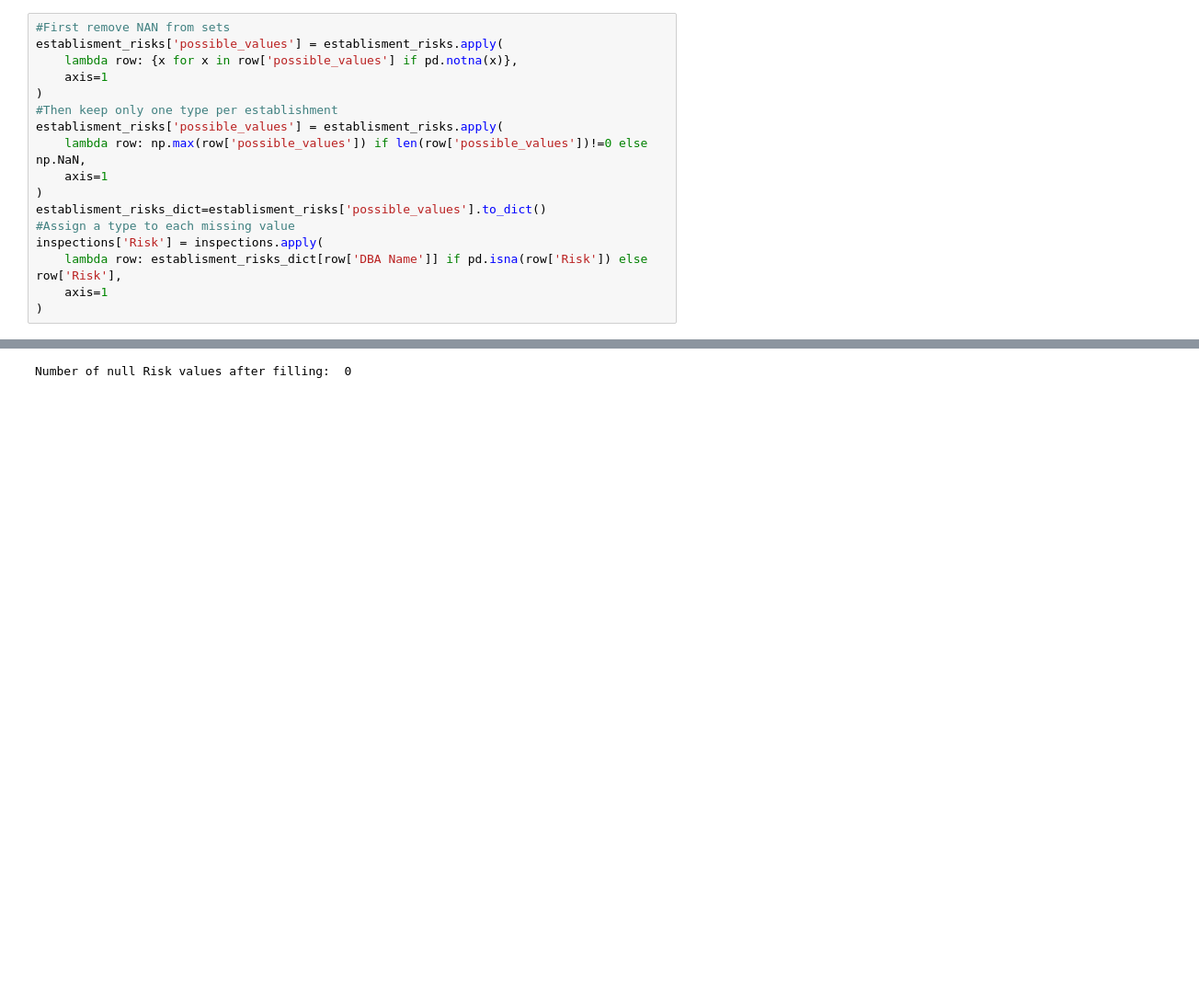
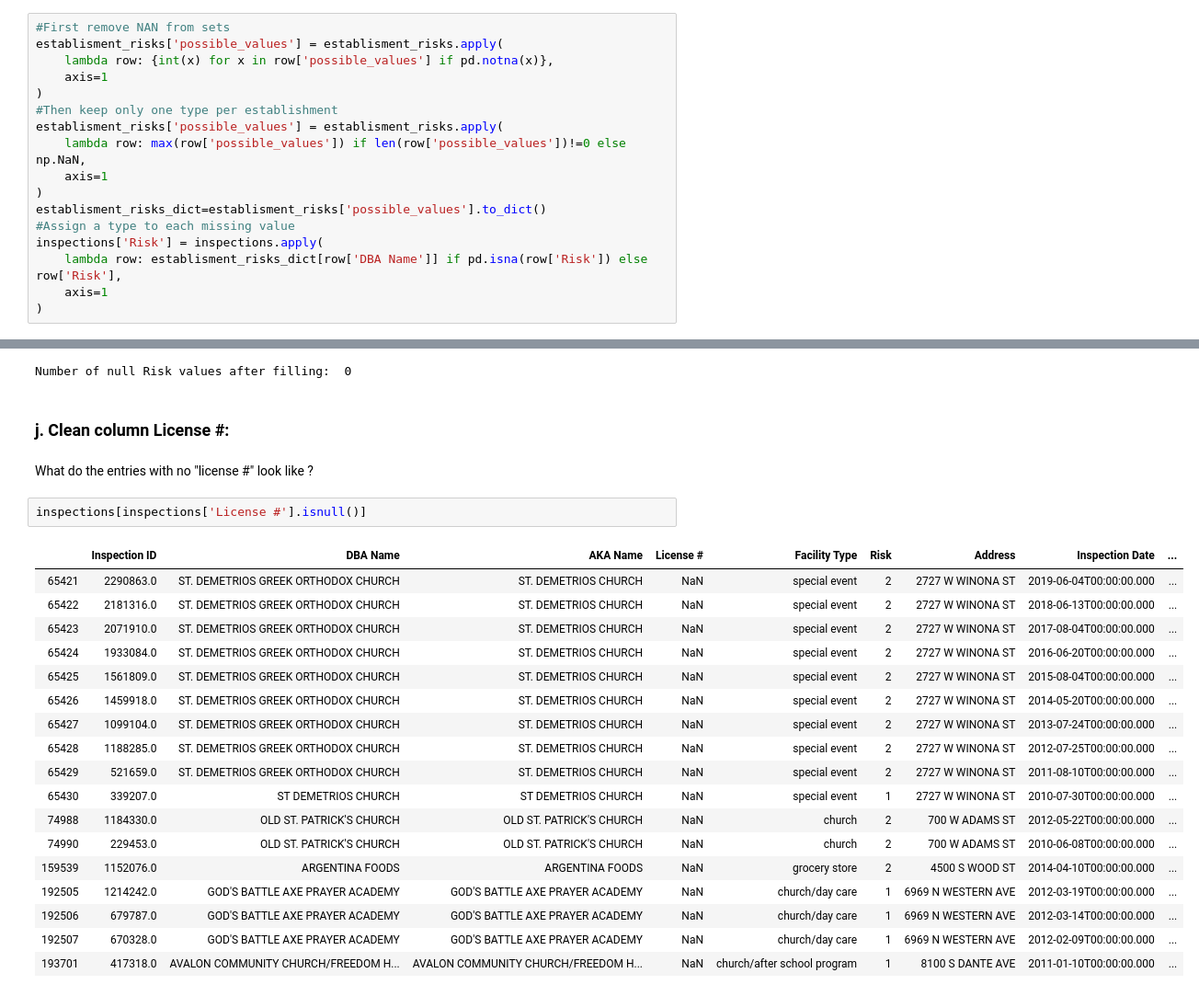
Before and after one commit to aaag97/ada-2019-project-databusters, a Jupyter notebook: Data Cleaning.ipynb, the cells around one changed output, grey strips where cells are left out. Shown at 92% size. Drawn from its saved outputs; the diff is of its cells as text; blank space fills up the shorter version.

Commit message:
finished data cleaning, started data exploration

```diff
--- a/Data exploration.ipynb
+++ b/Data Cleaning.ipynb
@@ -682,12 +687,12 @@ We see that the same establishment may have different Risk values (maybe the lat
 # %%
 #First remove NAN from sets
 establisment_risks['possible_values'] = establisment_risks.apply(
-    lambda row: {x for x in row['possible_values'] if pd.notna(x)},
+    lambda row: {int(x) for x in row['possible_values'] if pd.notna(x)},
     axis=1
 )
 #Then keep only one type per establishment
 establisment_risks['possible_values'] = establisment_risks.apply(
-    lambda row: np.max(row['possible_values']) if len(row['possible_values'])!=0 else np.NaN,
+    lambda row: max(row['possible_values']) if len(row['possible_values'])!=0 else np.NaN,
     axis=1
 )
 establisment_risks_dict=establisment_risks['possible_values'].to_dict()
@@ -711,3 +716,28 @@ inspections['Risk'].fillna('2', inplace = True)
 print("Number of null Risk values after filling: ",len(inspections[inspections['Risk'].isnull()]))
 # %% [output]
 Number of null Risk values after filling:  0
+# %% [markdown]
+### j. Clean column License #:
+# %% [markdown]
+What do the entries with no "license #" look like ?
+# %%
+inspections[inspections['License #'].isnull()]
+# %% [output]
+|  | Inspection ID | DBA Name | AKA Name | License # | Facility Type | Risk | Address | Inspection Date | ... |
+| 65421 | 2290863.0 | ST. DEMETRIOS GREEK ORTHODOX CHURCH | ST. DEMETRIOS CHURCH | NaN | special event | 2 | 2727 W WINONA ST | 2019-06-04T00:00:00.000 | ... |
+| 65422 | 2181316.0 | ST. DEMETRIOS GREEK ORTHODOX CHURCH | ST. DEMETRIOS CHURCH | NaN | special event | 2 | 2727 W WINONA ST | 2018-06-13T00:00:00.000 | ... |
+| 65423 | 2071910.0 | ST. DEMETRIOS GREEK ORTHODOX CHURCH | ST. DEMETRIOS CHURCH | NaN | special event | 2 | 2727 W WINONA ST | 2017-08-04T00:00:00.000 | ... |
+| 65424 | 1933084.0 | ST. DEMETRIOS GREEK ORTHODOX CHURCH | ST. DEMETRIOS CHURCH | NaN | special event | 2 | 2727 W WINONA ST | 2016-06-20T00:00:00.000 | ... |
+| 65425 | 1561809.0 | ST. DEMETRIOS GREEK ORTHODOX CHURCH | ST. DEMETRIOS CHURCH | NaN | special event | 2 | 2727 W WINONA ST | 2015-08-04T00:00:00.000 | ... |
+| 65426 | 1459918.0 | ST. DEMETRIOS GREEK ORTHODOX CHURCH | ST. DEMETRIOS CHURCH | NaN | special event | 2 | 2727 W WINONA ST | 2014-05-20T00:00:00.000 | ... |
+| 65427 | 1099104.0 | ST. DEMETRIOS GREEK ORTHODOX CHURCH | ST. DEMETRIOS CHURCH | NaN | special event | 2 | 2727 W WINONA ST | 2013-07-24T00:00:00.000 | ... |
+| 65428 | 1188285.0 | ST. DEMETRIOS GREEK ORTHODOX CHURCH | ST. DEMETRIOS CHURCH | NaN | special event | 2 | 2727 W WINONA ST | 2012-07-25T00:00:00.000 | ... |
+| 65429 | 521659.0 | ST. DEMETRIOS GREEK ORTHODOX CHURCH | ST. DEMETRIOS CHURCH | NaN | special event | 2 | 2727 W WINONA ST | 2011-08-10T00:00:00.000 | ... |
+| 65430 | 339207.0 | ST DEMETRIOS CHURCH | ST DEMETRIOS CHURCH | NaN | special event | 1 | 2727 W WINONA ST | 2010-07-30T00:00:00.000 | ... |
+| 74988 | 1184330.0 | OLD ST. PATRICK'S CHURCH | OLD ST. PATRICK'S CHURCH | NaN | church | 2 | 700 W ADAMS ST | 2012-05-22T00:00:00.000 | ... |
+| 74990 | 229453.0 | OLD ST. PATRICK'S CHURCH | OLD ST. PATRICK'S CHURCH | NaN | church | 2 | 700 W ADAMS ST | 2010-06-08T00:00:00.000 | ... |
+| 159539 | 1152076.0 | ARGENTINA FOODS | ARGENTINA FOODS | NaN | grocery store | 2 | 4500 S WOOD ST | 2014-04-10T00:00:00.000 | ... |
+| 192505 | 1214242.0 | GOD'S BATTLE AXE PRAYER ACADEMY | GOD'S BATTLE AXE PRAYER ACADEMY | NaN | church/day care | 1 | 6969 N WESTERN AVE | 2012-03-19T00:00:00.000 | ... |
+| 192506 | 679787.0 | GOD'S BATTLE AXE PRAYER ACADEMY | GOD'S BATTLE AXE PRAYER ACADEMY | NaN | church/day care | 1 | 6969 N WESTERN AVE | 2012-03-14T00:00:00.000 | ... |
+| 192507 | 670328.0 | GOD'S BATTLE AXE PRAYER ACADEMY | GOD'S BATTLE AXE PRAYER ACADEMY | NaN | church/day care | 1 | 6969 N WESTERN AVE | 2012-02-09T00:00:00.000 | ... |
+| 193701 | 417318.0 | AVALON COMMUNITY CHURCH/FREEDOM H... | AVALON COMMUNITY CHURCH/FREEDOM H... | NaN | church/after school program | 1 | 8100 S DANTE AVE | 2011-01-10T00:00:00.000 | ... |
```
Also changed, not shown: parts of 25 cells of this notebook, 1 other file.
